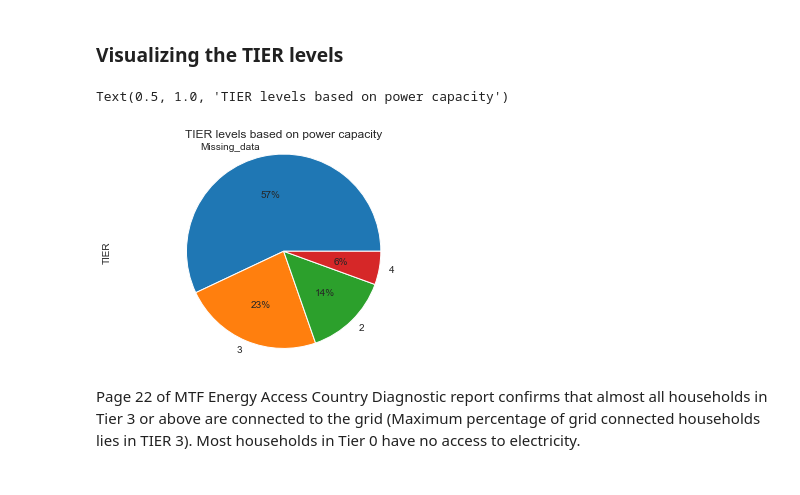
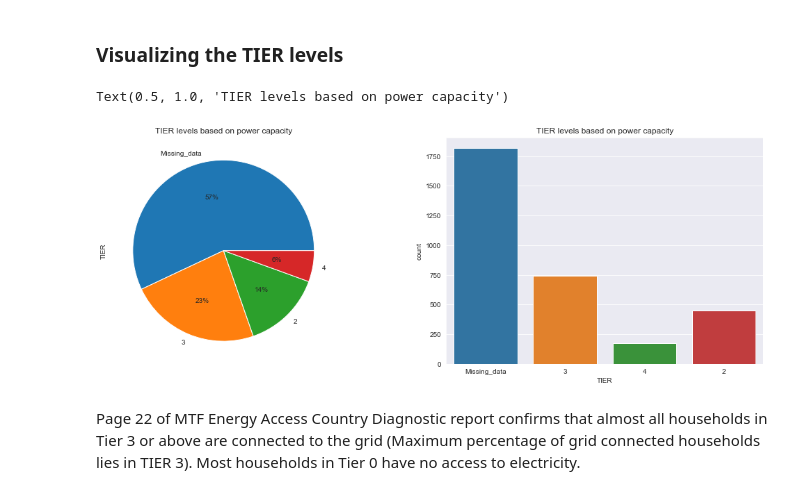
Before and after one commit to HEDERA-PLATFORM/mtf-rwanda-analysis, a Jupyter notebook: Rwanda_MTF.ipynb, the cells around one changed output. Drawn from its saved outputs; the diff is of its cells as text; code cells hidden in the pictures.

```diff
--- a/Rwanda_MTF.ipynb
+++ b/Rwanda_MTF.ipynb
@@ -298,13 +296,18 @@ Missing_data    1817
 Name: TIER, dtype: int64
 # %% [markdown]
 ### Visualizing the TIER levels
-# %%
-df_cap_cleaned.TIER.value_counts().plot(kind='pie', autopct='%1.0f%%')
-plt.axis('equal')
-plt.title('TIER levels based on power capacity')
-# %% [output]
-Text(0.5, 1.0, 'TIER levels based on power capacity')
-[figure, removed]
+# %%
+#Pie plot
+f,ax=plt.subplots(1,2, figsize=(18,6))
+df_cap_cleaned['TIER'].value_counts().plot.pie( autopct='%1.0f%%',ax=ax[0])
+ax[0].set_title('TIER levels based on power capacity')
+
+#Boxplot
+sns.countplot('TIER',data=df_cap_cleaned,ax=ax[1])
+ax[1].set_title('TIER levels based on power capacity')
+# %% [output]
+Text(0.5, 1.0, 'TIER levels based on power capacity')
+[figure, added]
 # %% [markdown]
 Page 22 of MTF Energy Access Country Diagnostic report confirms that almost all households in Tier 3 or above are connected to the grid (Maximum percentage of grid connected households lies in TIER 3). Most households in Tier 0 have no access to electricity.
 # %% [markdown]
```
Also changed, not shown: parts of 59 cells of this notebook.
